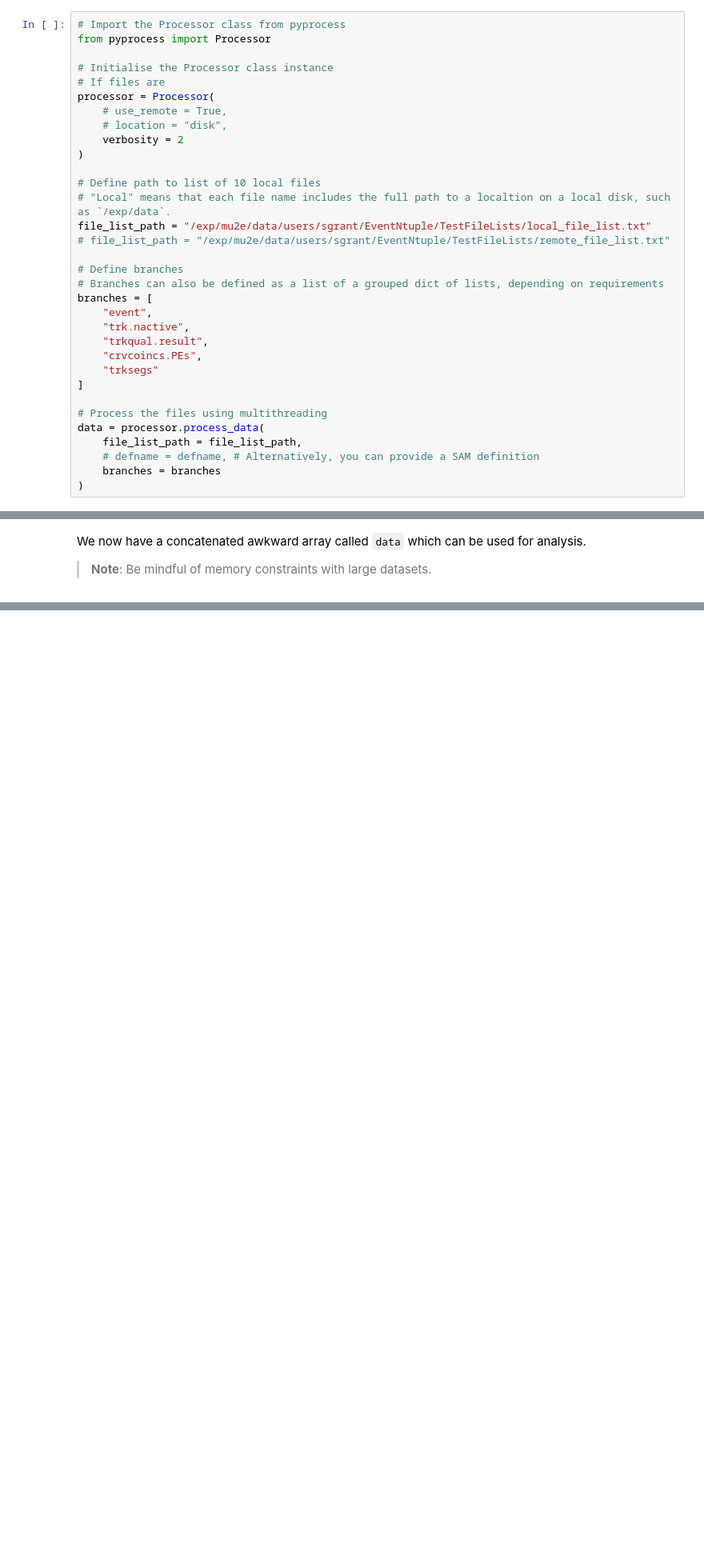
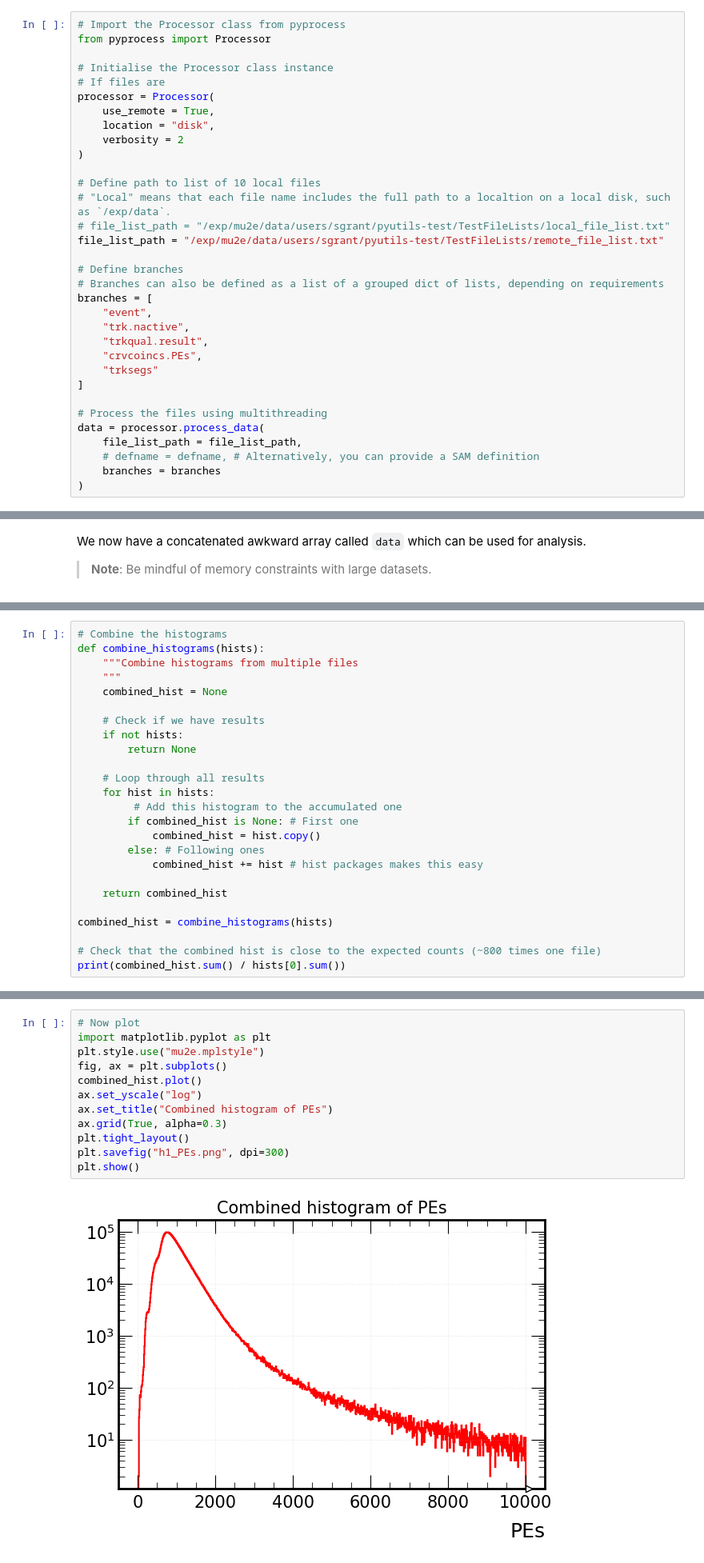
Before and after one commit to sam-grant/pyutils, a Jupyter notebook: examples/pyutils_multifile.ipynb, the cells around one changed output, grey strips where cells are left out. Shown: that part at 80% size. Saved outputs shown, nothing was run; the diff lists cells and outputs as text; blank space fills up the shorter version.

```diff
--- a/examples/pyutils_multifile.ipynb
+++ b/examples/pyutils_multifile.ipynb
@@ -29,15 +29,15 @@ from pyprocess import Processor
 # Initialise the Processor class instance
 # If files are
 processor = Processor(
-    # use_remote = True,
-    # location = "disk",
+    use_remote = True,
+    location = "disk",
     verbosity = 2
 )
 
 # Define path to list of 10 local files
 # "Local" means that each file name includes the full path to a localtion on a local disk, such as `/exp/data`.
-file_list_path = "/exp/mu2e/data/users/sgrant/EventNtuple/TestFileLists/local_file_list.txt"
-# file_list_path = "/exp/mu2e/data/users/sgrant/EventNtuple/TestFileLists/remote_file_list.txt"
+# file_list_path = "/exp/mu2e/data/users/sgrant/pyutils-test/TestFileLists/local_file_list.txt"
+file_list_path = "/exp/mu2e/data/users/sgrant/pyutils-test/TestFileLists/remote_file_list.txt"
 
 # Define branches
 # Branches can also be defined as a list of a grouped dict of lists, depending on requirements
@@ -431,0 +234,25 @@ We now have a list of histogram objects which can be combined and plotted, as sh
+# %%
+# Combine the histograms
+def combine_histograms(hists):
+    """Combine histograms from multiple files
+    """
+    combined_hist = None
+
+    # Check if we have results
+    if not hists:
+        return None
+
+    # Loop through all results
+    for hist in hists:
+         # Add this histogram to the accumulated one
+        if combined_hist is None: # First one
+            combined_hist = hist.copy()
+        else: # Following ones
+            combined_hist += hist # hist packages makes this easy
+
+    return combined_hist
+
+combined_hist = combine_histograms(hists)
+
+# Check that the combined hist is close to the expected counts (~800 times one file)
+print(combined_hist.sum() / hists[0].sum())
@@ -432,2 +261,16 @@ We now have a list of histogram objects which can be combined and plotted, as sh
+# %%
+# Now plot
+import matplotlib.pyplot as plt
+plt.style.use("mu2e.mplstyle")
+fig, ax = plt.subplots()
+combined_hist.plot()
+ax.set_yscale("log")
+ax.set_title("Combined histogram of PEs")
+ax.grid(True, alpha=0.3)
+plt.tight_layout()
+plt.savefig("h1_PEs.png", dpi=300)
+plt.show()
+# %% [output]
+[figure, added]
 # %% [markdown]
 > **Note**: I am not using `pyplot` here because at present it only works with flattened arrays, not histogram objects.
```
Also changed, not shown: parts of 10 cells of this notebook, 2 other files.
